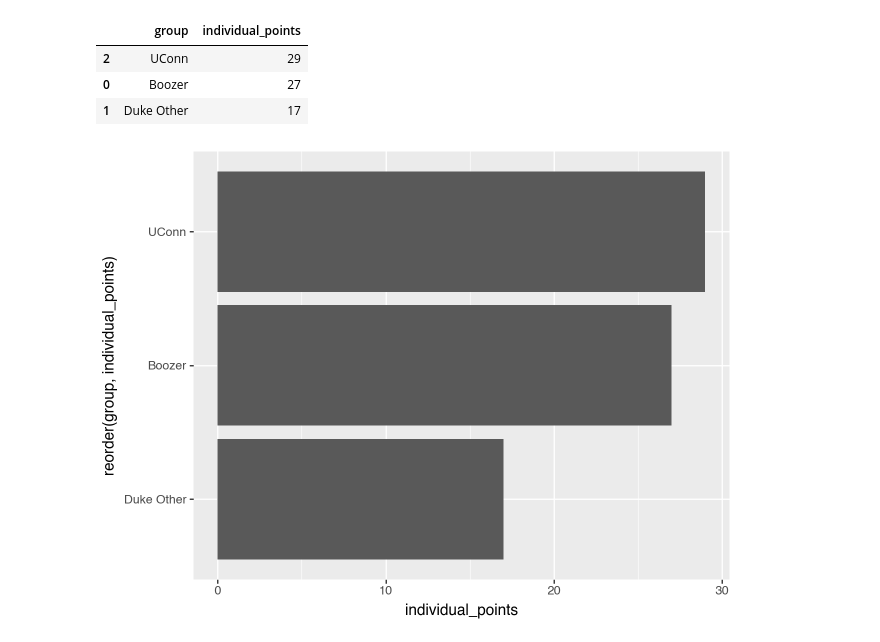
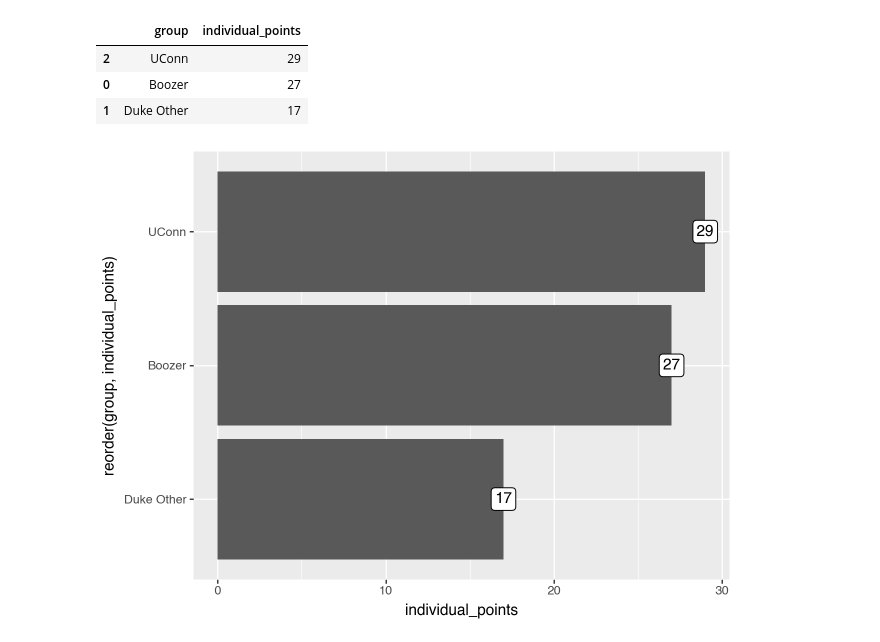
Before and after one commit to hgorledeenn/duke-uconn-game, a Jupyter notebook: data_wrangling.ipynb, the cells around one changed output. Drawn from its saved outputs; the diff is of its cells as text; code cells hidden in the pictures.

```diff
--- a/data_wrangling.ipynb
+++ b/data_wrangling.ipynb
@@ -226,12 +232,13 @@ df_first_half_groups.sort_values('individual_points', ascending=False)
 # %%
 plot = (
     ggplot(df_first_half_groups) +
-    aes(y='individual_points', x='reorder(group, individual_points)') +
+    aes(y='individual_points', x='reorder(group, individual_points)', label='individual_points') +
     coord_flip() +
-    geom_bar(stat='identity')
+    geom_bar(stat='identity') +
+    geom_label()
 )
 
 plot
 # %% [output]
-[figure, old version]
+[figure, new version]
 # %%
```
Also changed, not shown: parts of 5 cells of this notebook, 6 other files.
